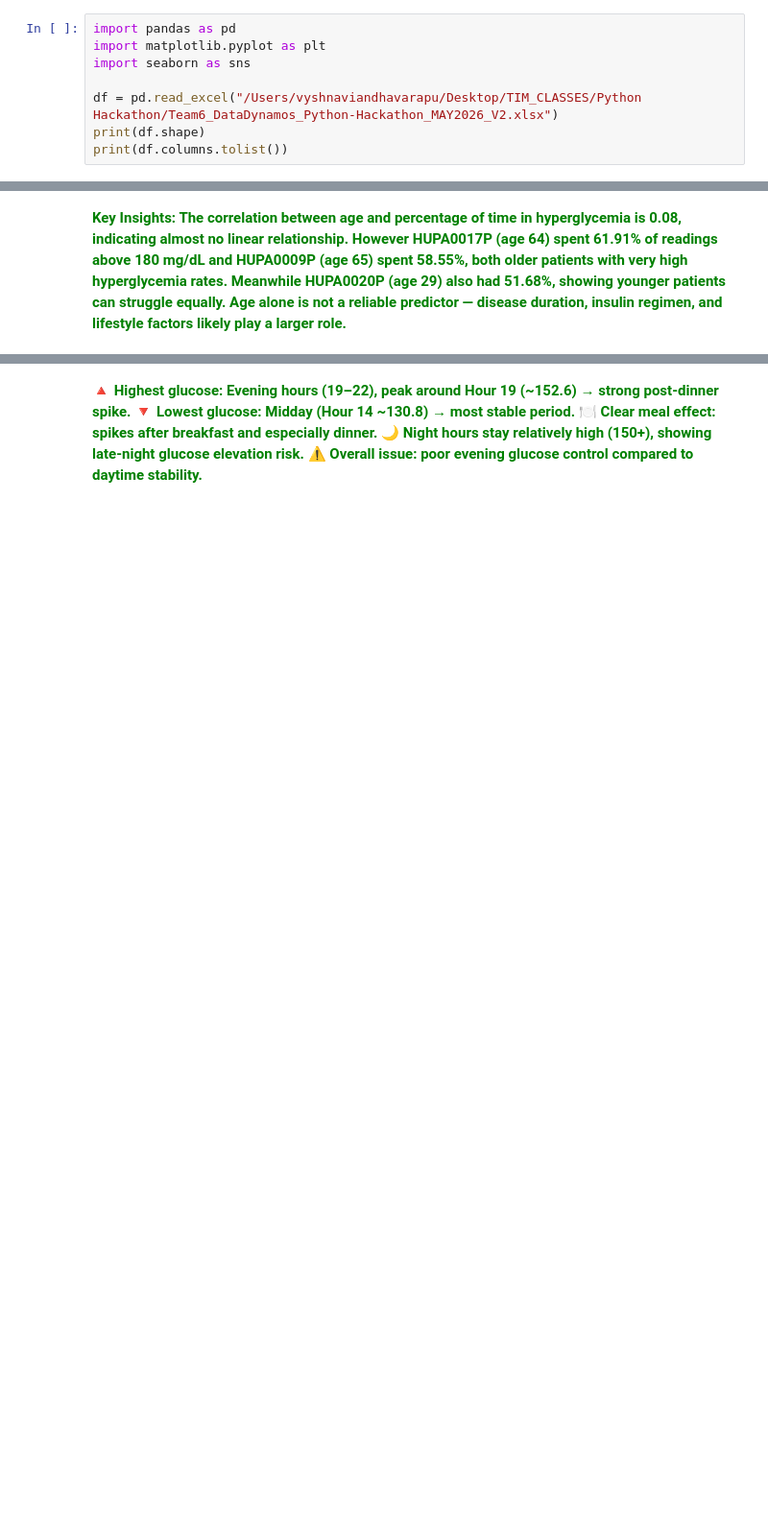
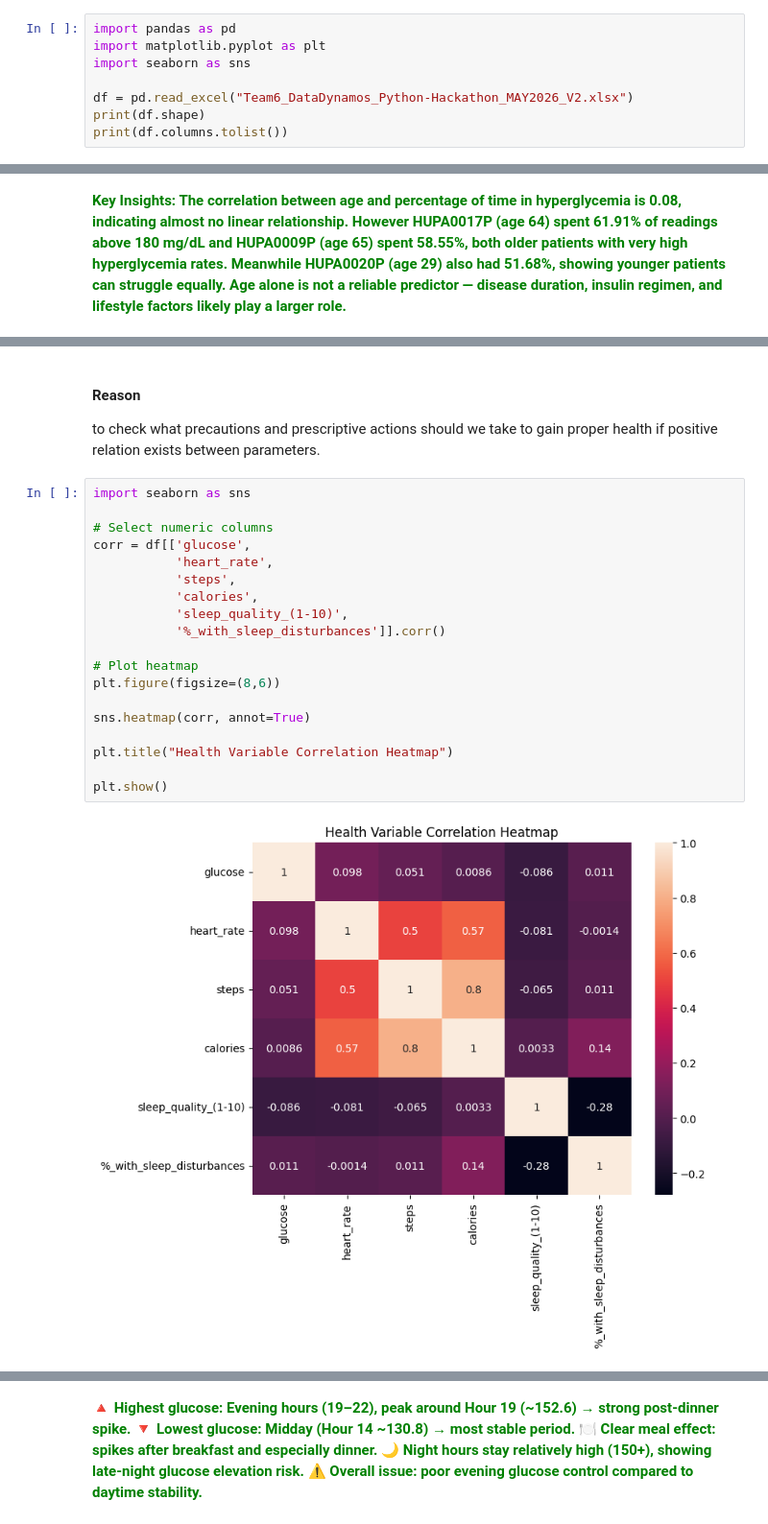
Before and after one commit to PoojaBELURE1724/Team6_DataDynamos_Python-Hackathon_MAY-2026, a Jupyter notebook: Team6_DataDynamos_category3.PrescriptiveAnalysis.ipynb, the cells around one changed output, grey strips where cells are left out. Shown at 96% size. Cells and saved outputs as stored; diff of their text form; blank space fills up the shorter version.

```diff
--- a/Team6_DataDynamos_category3.PrescriptiveAnalysis.ipynb
+++ b/Team6_DataDynamos_category3.PrescriptiveAnalysis.ipynb
@@ -138,7 +138,7 @@ import pandas as pd
 import matplotlib.pyplot as plt
 import seaborn as sns
 
-df = pd.read_excel("/Users/vyshnaviandhavarapu/Desktop/TIM_CLASSES/Python Hackathon/Team6_DataDynamos_Python-Hackathon_MAY2026_V2.xlsx")
+df = pd.read_excel("Team6_DataDynamos_Python-Hackathon_MAY2026_V2.xlsx")
 print(df.shape)
 print(df.columns.tolist())
 # %% [output]
@@ -395,0 +472,24 @@ plt.show()
+# %% [markdown]
+#### **Reason**
+to check what precautions and prescriptive actions should we take to gain proper health if positive relation exists between parameters.
+# %%
+import seaborn as sns
+
+# Select numeric columns
+corr = df[['glucose',
+           'heart_rate',
+           'steps',
+           'calories',
+           'sleep_quality_(1-10)',
+           '%_with_sleep_disturbances']].corr()
+
+# Plot heatmap
+plt.figure(figsize=(8,6))
+
+sns.heatmap(corr, annot=True)
+
+plt.title("Health Variable Correlation Heatmap")
+
+plt.show()
+# %% [output]
+[figure, added]
```
Also changed, not shown: parts of 88 cells of this notebook.
